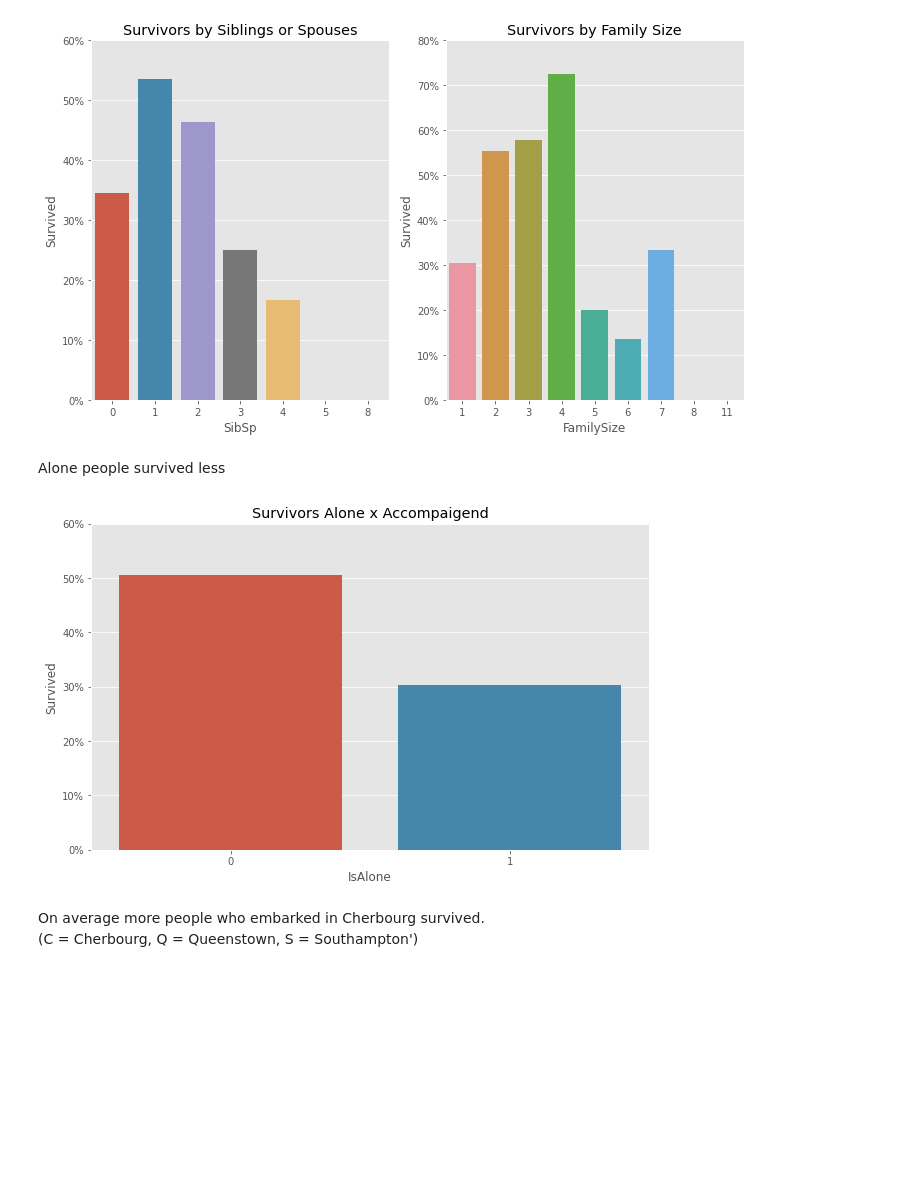
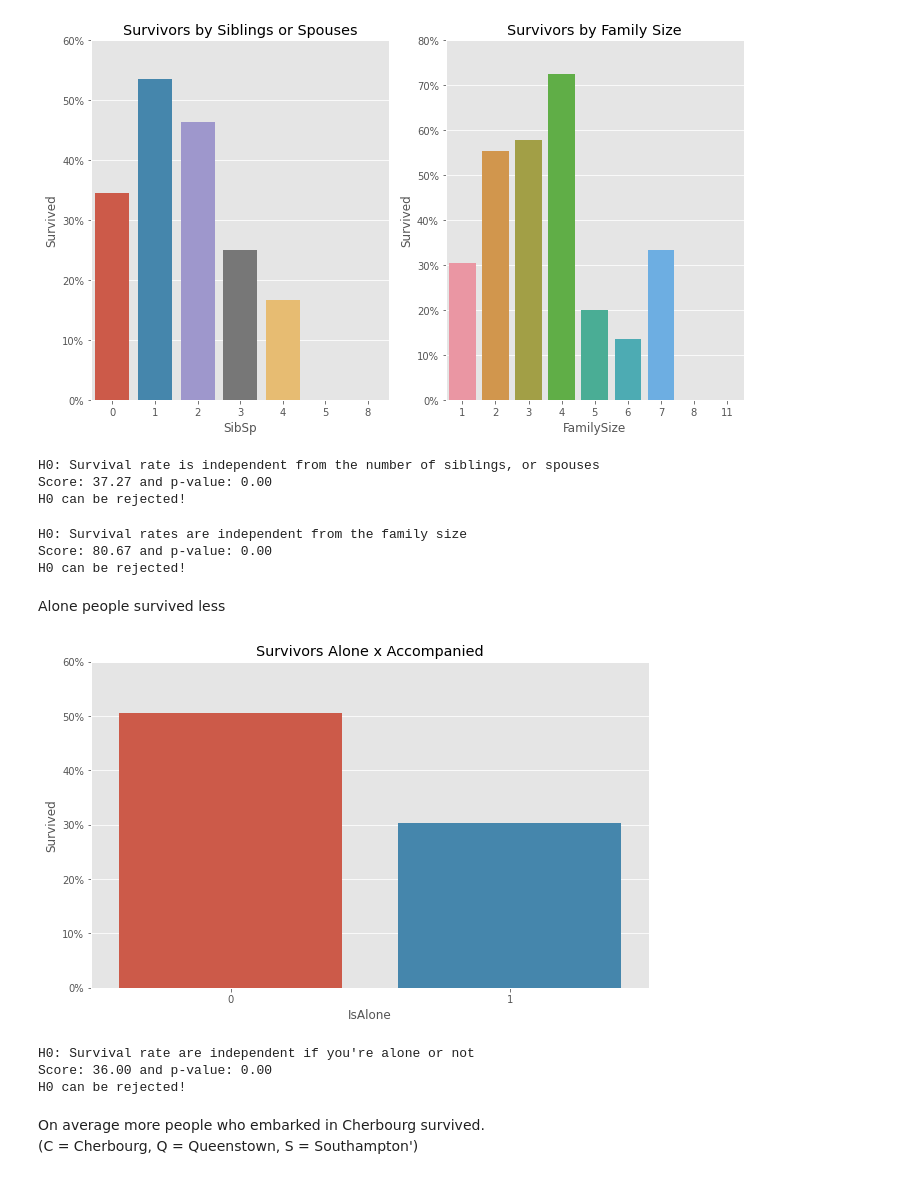
Before and after one commit to Schots/mlops_project, a Jupyter notebook: notebooks/00-maike-eda.ipynb, the cells around one changed output. Drawn from its saved outputs; the diff is of its cells as text; code cells hidden in the pictures; blank space fills up the shorter version.

```diff
--- a/notebooks/00-maike-eda.ipynb
+++ b/notebooks/00-maike-eda.ipynb
@@ -243,18 +245,45 @@ replace_labels(g1, '%')
 plt.tight_layout()
 # %% [output]
 [figure]
+# %%
+
+contingency_table = pd.crosstab(df['SibSp'],df['Survived'])
+chi2, p, _ , _ = chi2_contingency(contingency_table)
+get_test_result(name="H0: Survival rate is independent from the number of siblings, or spouses", score=chi2, p_value=p)
+# %% [output]
+H0: Survival rate is independent from the number of siblings, or spouses
+Score: 37.27 and p-value: 0.00
+H0 can be rejected!
+# %%
+
+contingency_table = pd.crosstab(df['FamilySize'],df['Survived'])
+chi2, p, _ , _ = chi2_contingency(contingency_table)
+get_test_result(name="H0: Survival rates are independent from the family size", score=chi2, p_value=p)
+# %% [output]
+H0: Survival rates are independent from the family size
+Score: 80.67 and p-value: 0.00
+H0 can be rejected!
 # %% [markdown]
 Alone people survived less
 # %%
 
 df["IsAlone"] = 0
 df.loc[df["FamilySize"] == 1, "IsAlone"] = 1
 surv_alone = df[["Survived", "IsAlone"]].groupby(["IsAlone"], as_index=False).mean()
 g = sns.barplot(x=surv_alone["IsAlone"], y=surv_alone["Survived"]*100)
-g.set_title("Survivors Alone x Accompaigend")
+g.set_title("Survivors Alone x Accompanied")
 replace_labels(g, "%")
 # %% [output]
-[figure, old version]
+[figure, new version]
+# %%
+
+contingency_table = pd.crosstab(df['IsAlone'],df['Survived'])
+chi2, p, _ , _ = chi2_contingency(contingency_table)
+get_test_result(name="H0: Survival rate are independent if you're alone or not", score=chi2, p_value=p)
+# %% [output]
+H0: Survival rate are independent if you're alone or not
+Score: 36.00 and p-value: 0.00
+H0 can be rejected!
 # %% [markdown]
 On average more people who embarked in Cherbourg survived. <br>
 (C = Cherbourg, Q = Queenstown, S = Southampton')
```
Also changed, not shown: parts of 12 cells of this notebook.
